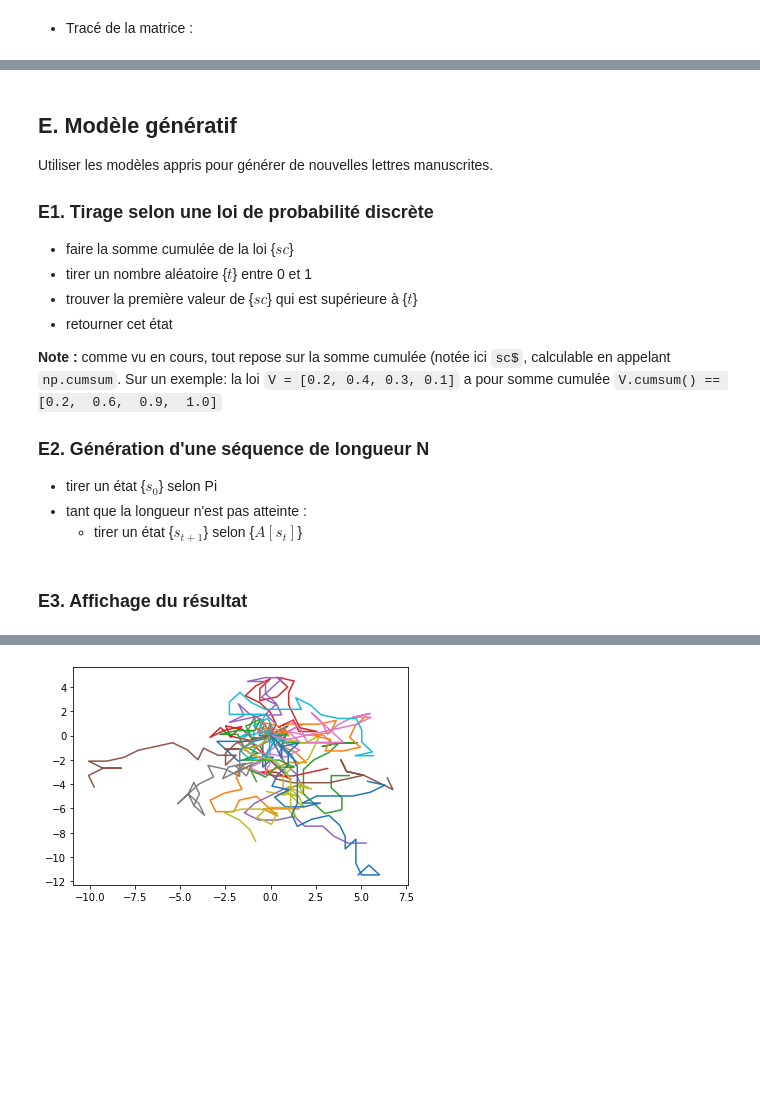
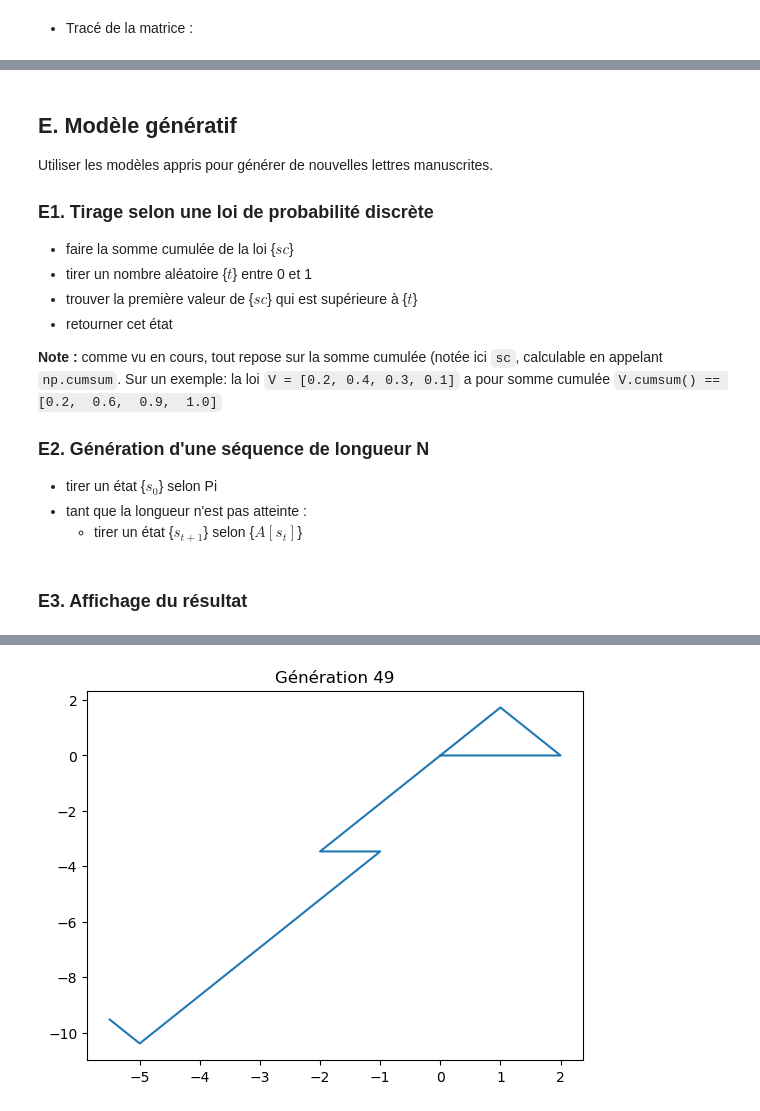
Before and after one commit to dataymeric/DAC, a Jupyter notebook: tme6/tme6.ipynb, the cells around one changed output, grey strips where cells are left out. Drawn from its saved outputs; the diff is of its cells as text; code cells hidden in the pictures; blank space fills up the shorter version.

```diff
--- a/tme6/tme6.ipynb
+++ b/tme6/tme6.ipynb
@@ -625,16 +617,32 @@ conf = np.zeros((26,26))
 # %% [markdown]
 - Pour chaque échantillon, incrément de la case (prediction, vérité)
 # %%
-for counter, value in enumerate(pred_test):
-    conf[ int( inum_test[counter] ), int(value) ] += 1
+for counter, value in enumerate(pred_test): # dépend de la longueur de notre taille de données de test
+    conf[ int( Ynum_test[counter] ), int(value) ] += 1
 
-plt.figure(figsize=(8,8))
+plt.figure(figsize=(10,4))
+plt.subplot(121)
 plt.imshow(conf, interpolation = 'nearest')
-plt.colorbar()
+plt.colorbar(fraction=0.046, pad=0.04)
+plt.xticks(np.arange(26), np.unique(Y))
+plt.yticks(np.arange(26), np.unique(Y))
+plt.title("Incrémentation sur les séquences prédites")
+plt.xlabel(u'Vérité terrain')
+plt.ylabel(u'Prédiction')
+
+conf = np.zeros((26,26))
+for i in range(len(np.unique(Y))): #  dépend de la longueur du nombre de classes
+    etiquettes, counts = np.unique(pred_test[Ynum_test==i], return_counts=True)
+    conf[i, etiquettes] = counts
+
+plt.subplot(122)
+plt.imshow(conf, interpolation = 'nearest')
+plt.colorbar(fraction=0.046, pad=0.04)
 plt.xticks(np.arange(26), np.unique(Y))
 plt.yticks(np.arange(26), np.unique(Y))
 plt.xlabel(u'Vérité terrain')
 plt.ylabel(u'Prédiction')
-# plt.savefig("mat_conf_lettres.png")
+plt.title("Incrémentation sur les classes")
+plt.tight_layout()
 plt.show()
 # %% [output]
@@ -710,7 +718,7 @@ Utiliser les modèles appris pour générer de nouvelles lettres manuscrites.
 - trouver la première valeur de {$sc$} qui est supérieure à {$t$}
 - retourner cet état
 
-**Note :** comme vu en cours, tout repose sur la somme cumulée (notée ici `sc$`, calculable en appelant `np.cumsum`. Sur un exemple: la loi `V = [0.2, 0.4, 0.3, 0.1]` a pour somme cumulée `V.cumsum() == [0.2,  0.6,  0.9,  1.0]`
+**Note :** comme vu en cours, tout repose sur la somme cumulée (notée ici `sc`, calculable en appelant `np.cumsum`. Sur un exemple: la loi `V = [0.2, 0.4, 0.3, 0.1]` a pour somme cumulée `V.cumsum() == [0.2,  0.6,  0.9,  1.0]`
 
 ### E2. Génération d'une séquence de longueur N
 
@@ -721,31 +729,34 @@ Utiliser les modèles appris pour générer de nouvelles lettres manuscrites.
 # Votre code
 def generate(Pi, A, N):
     A_sc = A.cumsum(axis=1)
-    seq = [ np.where(Pi.cumsum() > np.random.rand())[0][0] ] # s_0
+    seq = [ np.where( np.random.rand() < Pi.cumsum() )[0][0] ] # s_0
     for i in range(1, N):
-        seq.append( np.where(A_sc[seq[i-1]] > np.random.rand())[0][0] )
+        seq.append( np.where( np.random.rand() < A_sc[ seq[i-1] ] )[0][0] )
     return seq
 # %% [markdown]
 ### E3. Affichage du résultat
 # %%
 import matplotlib.animation as animation
 from IPython.display import HTML
 
-fig = plt.figure()
+d = 3
+itrain, itest = separeTrainTest(Y, 0.7)
+Xd, models = storeModelsApprentissage(X, itrain, d)
+
+fig, ax = plt.subplots()
 
 def animate(i):
-    d = 20
-    itrain, itest = separeTrainTest(Y, 0.7)
-    Xd, models = storeModelsApprentissage(d, itrain)
+    ax.clear()
     newa = generate(models[0][0], models[0][1], 20)         # generation d'une séquence d'états
     intervalle = 360. / d                                   # pour passer des états => valeur d'angles
     newa_continu = np.array([i * intervalle for i in newa]) # conv int => double
     tracerLettre(newa_continu)
+    plt.title(f"Génération {i}")
 
-anim = animation.FuncAnimation(fig, animate, frames=20)
+anim = animation.FuncAnimation(fig, animate, frames=50, interval=1000)
 HTML(anim.to_html5_video())
 # %% [output]
 [interactive output not drawn]
-[figure, old version]
+[figure, new version]
 # %%
 d = 20
```
Also changed, not shown: parts of 30 cells of this notebook.
